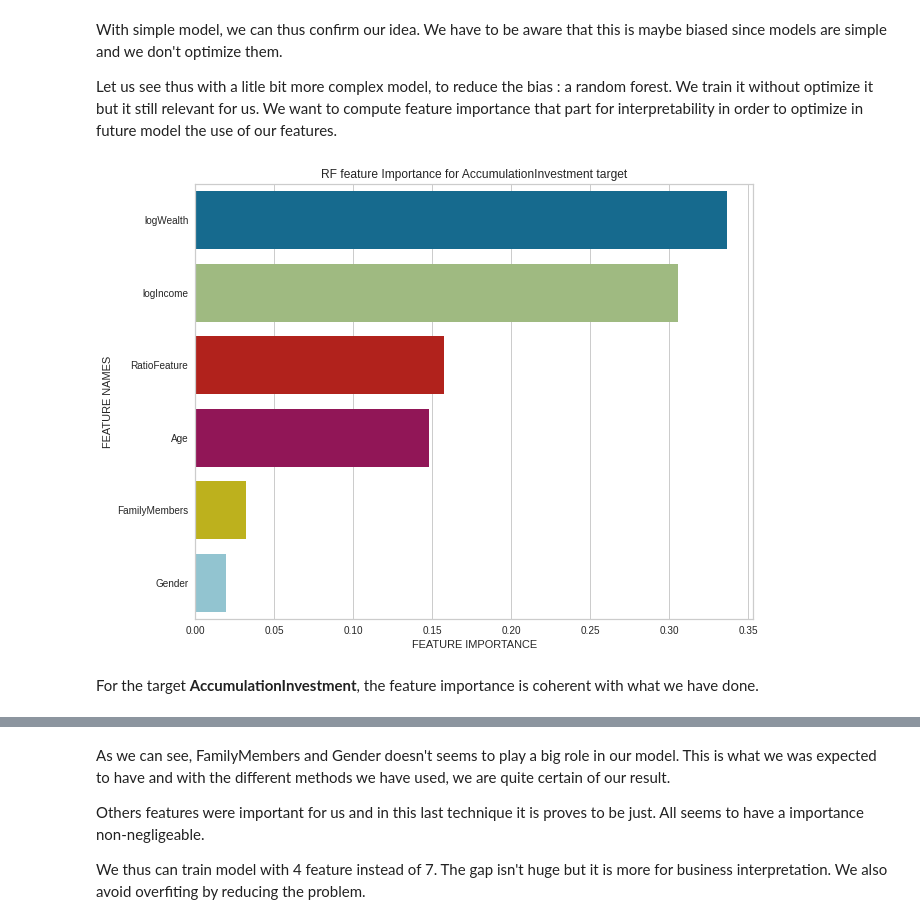
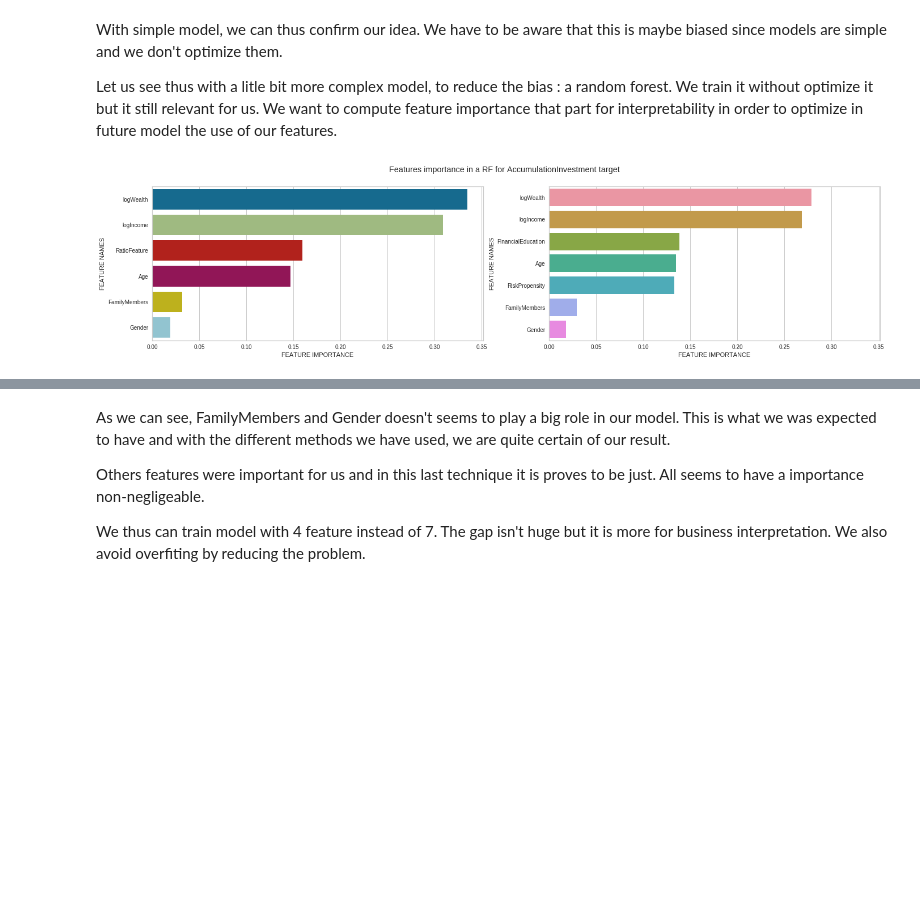
Before and after one commit to Emmalito/ML_BC2, a Jupyter notebook: src/2_Preprocessing.ipynb, the cells around one changed output, grey strips where cells are left out. Cells and saved outputs as stored; diff of their text form; code cells hidden in the pictures; blank space fills up the shorter version.

Commit message:
Comparaison des features importances

```diff
--- a/src/2_Preprocessing.ipynb
+++ b/src/2_Preprocessing.ipynb
@@ -326,37 +326,42 @@ We train it without optimize it but it still relevant for us. We want to compute
 # %%
 # function to plot feature importance of a Random Forest
 
-def plot_feature_importance(importance,names,model_type):
+def plot_feature_importance(importance, importanceOld, names, namesOld, modelName):
 
     #Create arrays from feature importance and feature names
-    feature_importance = np.array(importance)
-    feature_names = np.array(names)
+    feature_importance, feature_importance_old = np.array(importance), np.array(importanceOld)
+    feature_names, feature_names_old = np.array(names), np.array(namesOld)
 
     #Create a DataFrame using a Dictionary
-    data={'feature_names':feature_names,'feature_importance':feature_importance}
+    data={'FEATURE NAMES':feature_names,'FEATURE IMPORTANCE':feature_importance}
     fi_df = pd.DataFrame(data)
 
+    dataOld={'FEATURE NAMES':feature_names_old,'FEATURE IMPORTANCE':feature_importance_old}
+    fi_dfOld = pd.DataFrame(dataOld)
+
     #Sort the DataFrame in order decreasing feature importance
-    fi_df.sort_values(by=['feature_importance'], ascending=False,inplace=True)
+    fi_df.sort_values(by=['FEATURE IMPORTANCE'], ascending=False,inplace=True)
+    fi_dfOld.sort_values(by=['FEATURE IMPORTANCE'], ascending=False,inplace=True)
 
     #Define size of bar plot
-    plt.figure(figsize=(10,8))
+    figure, axes = plt.subplots(1, 2, sharex=True, figsize=(23, 5))
+
     #Plot Searborn bar chart
-    sns.barplot(x=fi_df['feature_importance'], y=fi_df['feature_names'])
+    sns.barplot(x=fi_df['FEATURE IMPORTANCE'], y=fi_df['FEATURE NAMES'], ax=axes[0])
+    sns.barplot(x=fi_dfOld['FEATURE IMPORTANCE'], y=fi_dfOld['FEATURE NAMES'], ax=axes[1])
+
     #Add chart labels
-    plt.title(model_type)
-    plt.xlabel('FEATURE IMPORTANCE')
-    plt.ylabel('FEATURE NAMES')
+    figure.suptitle(modelName)
 # %%
 # order of our features
 c = ["Age", "Gender", "FamilyMembers", "RatioFeature", "logIncome", "logWealth"]
+cOld = ["Age", "Gender", "FamilyMembers", "FinancialEducation", "RiskPropensity", "logIncome", "logWealth"]
+
 #random forest classifier
-AccumulationRF = RF()
-IncomeRF = RF()
+AccumulationRF, AccumulationRFOld = RF(), RF()
 AccumulationRF.fit(X_train, Acc_train)
-IncomeRF.fit(X_train, Inc_train)
-plot_feature_importance(AccumulationRF.feature_importances_, c,'RF feature Importance for AccumulationInvestment target')
+AccumulationRFOld.fit(X_train_old, Acc_train)
+plot_feature_importance(AccumulationRF.feature_importances_, AccumulationRFOld.feature_importances_,
+                        c,cOld, 'Features importance in a RF for AccumulationInvestment target')
 # %% [output]
-[figure, old version]
+[figure, new version]
-# %% [markdown]
-For the target **AccumulationInvestment**, the feature importance is coherent with what we have done.
```
Also changed, not shown: parts of 10 cells of this notebook.
